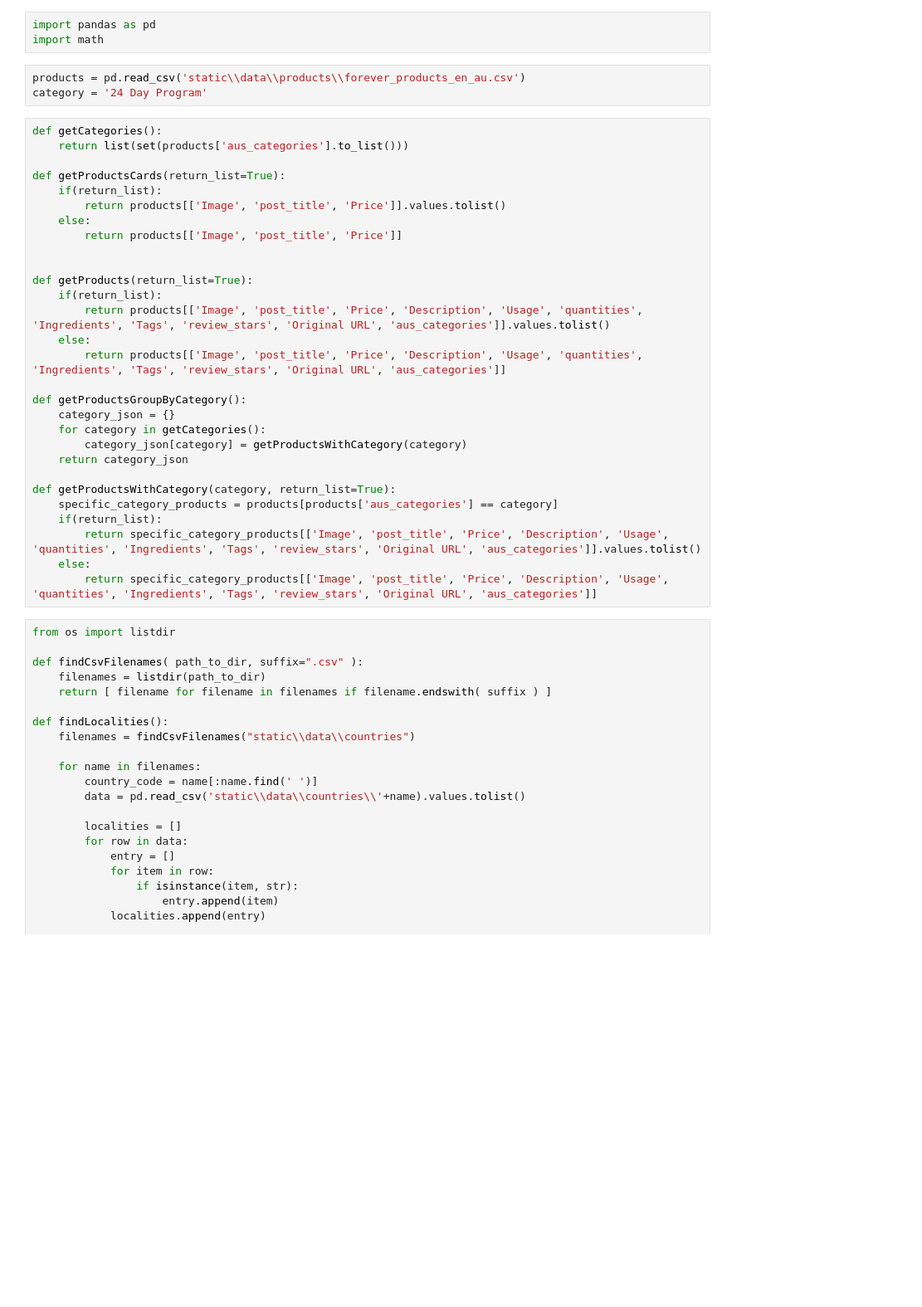
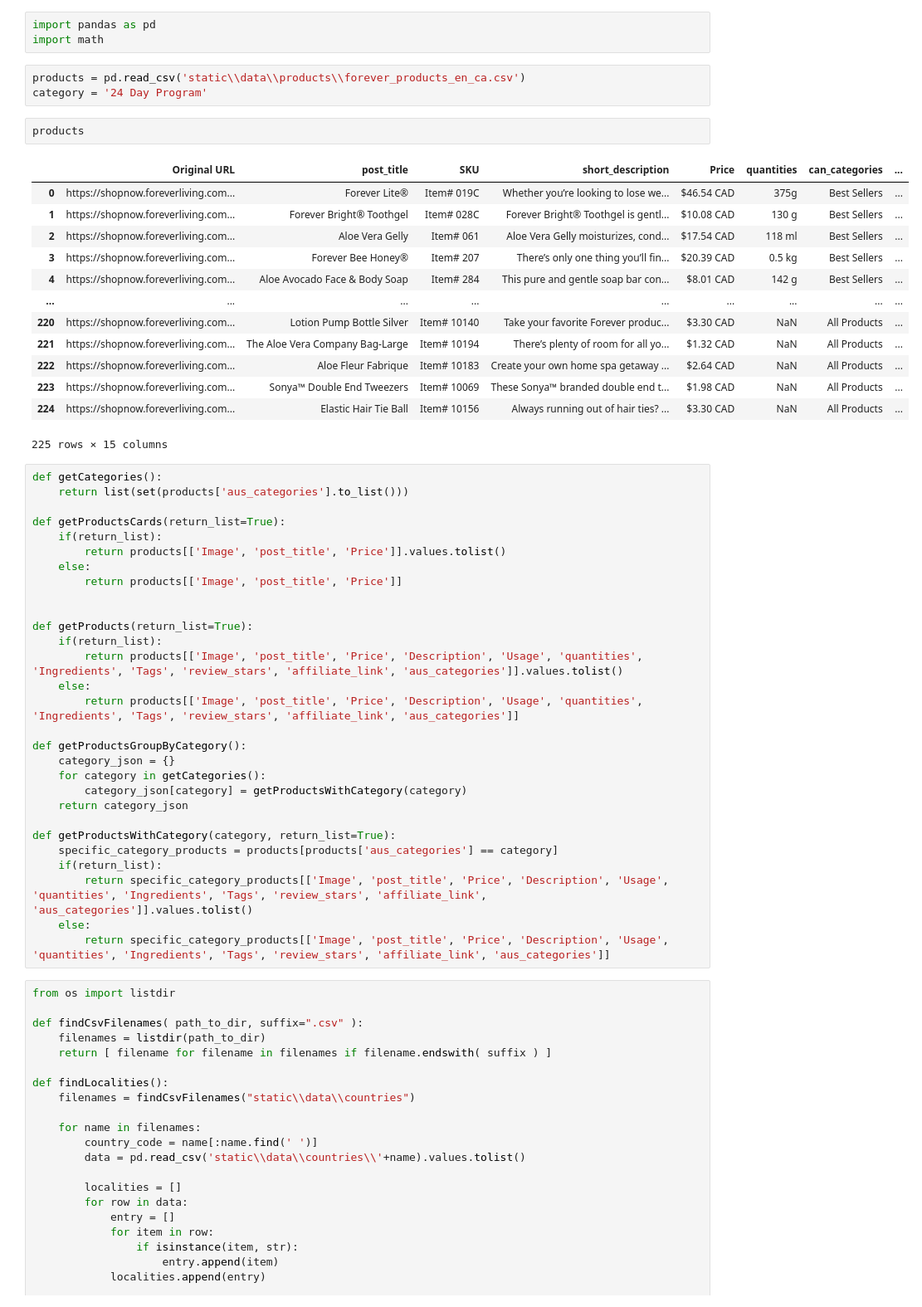
Before and after one commit to Devigners/forever-living-flask, a Jupyter notebook: Products.ipynb, the cells around one changed output. Shown at 83% size. Cells and saved outputs as stored; diff of their text form; blank space fills up the shorter version.

```diff
--- a/Products.ipynb
+++ b/Products.ipynb
@@ -2,8 +2,24 @@
 import pandas as pd
 import math
 # %%
-products = pd.read_csv('static\\data\\products\\forever_products_en_au.csv')
+products = pd.read_csv('static\\data\\products\\forever_products_en_ca.csv')
 category = '24 Day Program'
+# %%
+products
+# %% [output]
+|  | Original URL | post_title | SKU | short_description | Price | quantities | can_categories | ... |
+| 0 | https://shopnow.foreverliving.com... | Forever Lite® | Item# 019C | Whether you’re looking to lose we... | $46.54 CAD | 375g | Best Sellers | ... |
+| 1 | https://shopnow.foreverliving.com... | Forever Bright® Toothgel | Item# 028C | Forever Bright® Toothgel is gentl... | $10.08 CAD | 130 g | Best Sellers | ... |
+| 2 | https://shopnow.foreverliving.com... | Aloe Vera Gelly | Item# 061 | Aloe Vera Gelly moisturizes, cond... | $17.54 CAD | 118 ml | Best Sellers | ... |
+| 3 | https://shopnow.foreverliving.com... | Forever Bee Honey® | Item# 207 | There’s only one thing you’ll fin... | $20.39 CAD | 0.5 kg | Best Sellers | ... |
+| 4 | https://shopnow.foreverliving.com... | Aloe Avocado Face & Body Soap | Item# 284 | This pure and gentle soap bar con... | $8.01 CAD | 142 g | Best Sellers | ... |
+| ... | ... | ... | ... | ... | ... | ... | ... | ... |
+| 220 | https://shopnow.foreverliving.com... | Lotion Pump Bottle Silver | Item# 10140 | Take your favorite Forever produc... | $3.30 CAD | NaN | All Products | ... |
+| 221 | https://shopnow.foreverliving.com... | The Aloe Vera Company Bag-Large | Item# 10194 | There’s plenty of room for all yo... | $1.32 CAD | NaN | All Products | ... |
+| 222 | https://shopnow.foreverliving.com... | Aloe Fleur Fabrique | Item# 10183 | Create your own home spa getaway ... | $2.64 CAD | NaN | All Products | ... |
+| 223 | https://shopnow.foreverliving.com... | Sonya™ Double End Tweezers | Item# 10069 | These Sonya™ branded double end t... | $1.98 CAD | NaN | All Products | ... |
+| 224 | https://shopnow.foreverliving.com... | Elastic Hair Tie Ball | Item# 10156 | Always running out of hair ties? ... | $3.30 CAD | NaN | All Products | ... |
+225 rows × 15 columns
 # %%
 def getCategories():
     return list(set(products['aus_categories'].to_list()))
@@ -17,9 +33,9 @@ def getProductsCards(return_list=True):
 
 def getProducts(return_list=True):
     if(return_list):
-        return products[['Image', 'post_title', 'Price', 'Description', 'Usage', 'quantities', 'Ingredients', 'Tags', 'review_stars', 'Original URL', 'aus_categories']].values.tolist()
+        return products[['Image', 'post_title', 'Price', 'Description', 'Usage', 'quantities', 'Ingredients', 'Tags', 'review_stars', 'affiliate_link', 'aus_categories']].values.tolist()
     else:
-        return products[['Image', 'post_title', 'Price', 'Description', 'Usage', 'quantities', 'Ingredients', 'Tags', 'review_stars', 'Original URL', 'aus_categories']]
+        return products[['Image', 'post_title', 'Price', 'Description', 'Usage', 'quantities', 'Ingredients', 'Tags', 'review_stars', 'affiliate_link', 'aus_categories']]
 
 def getProductsGroupByCategory():
     category_json = {}
@@ -30,9 +46,9 @@ def getProductsGroupByCategory():
 def getProductsWithCategory(category, return_list=True):
     specific_category_products = products[products['aus_categories'] == category]
     if(return_list):
-        return specific_category_products[['Image', 'post_title', 'Price', 'Description', 'Usage', 'quantities', 'Ingredients', 'Tags', 'review_stars', 'Original URL', 'aus_categories']].values.tolist()
+        return specific_category_products[['Image', 'post_title', 'Price', 'Description', 'Usage', 'quantities', 'Ingredients', 'Tags', 'review_stars', 'affiliate_link', 'aus_categories']].values.tolist()
     else:
-        return specific_category_products[['Image', 'post_title', 'Price', 'Description', 'Usage', 'quantities', 'Ingredients', 'Tags', 'review_stars', 'Original URL', 'aus_categories']]
+        return specific_category_products[['Image', 'post_title', 'Price', 'Description', 'Usage', 'quantities', 'Ingredients', 'Tags', 'review_stars', 'affiliate_link', 'aus_categories']]
 # %%
 from os import listdir
 
```
Also changed, not shown: parts of 5 cells of this notebook, 11 other files.
